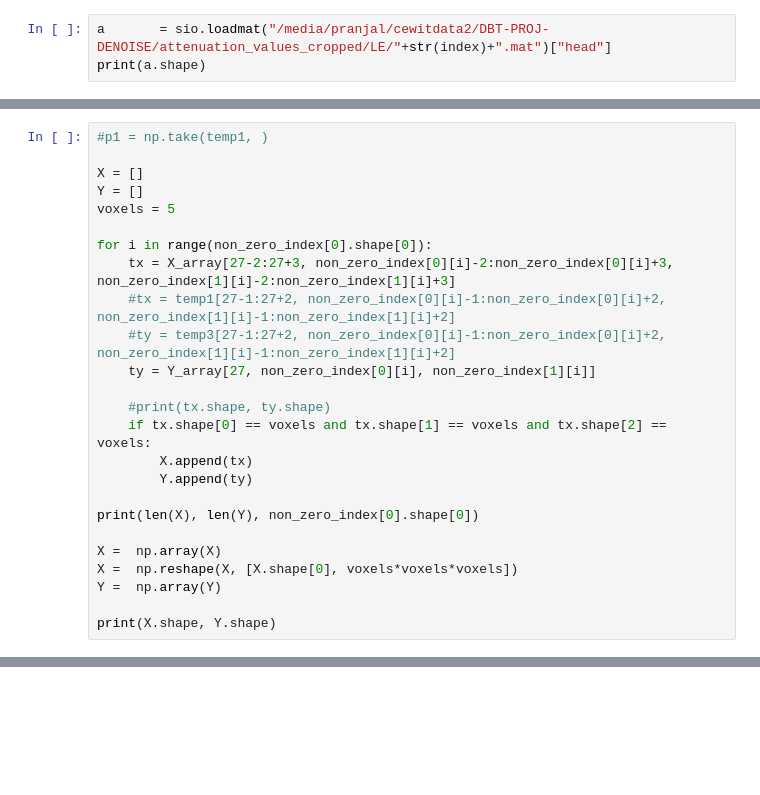
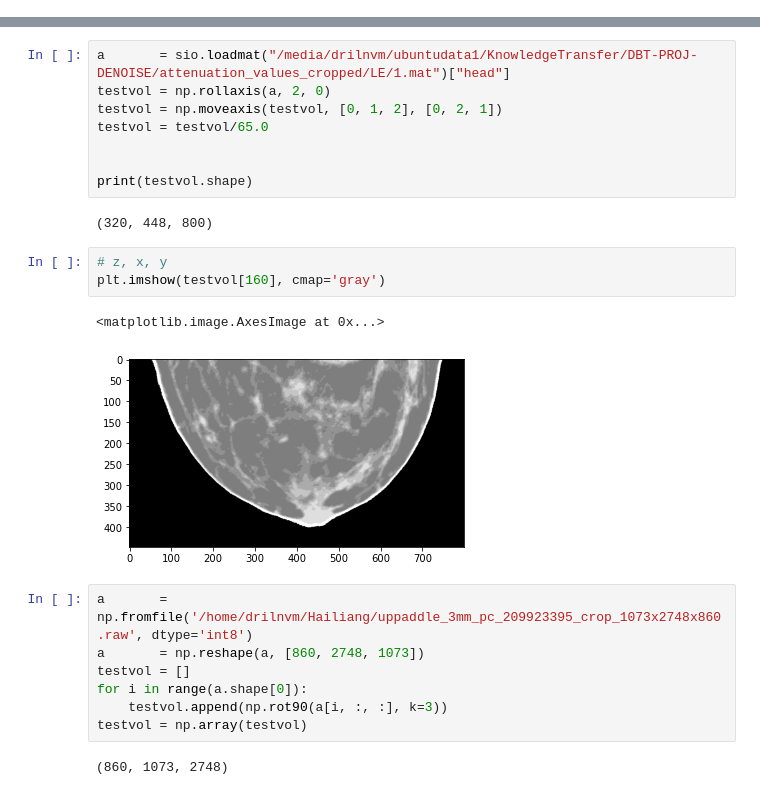
Before and after one commit to PranjalSahu/SEMISUNET, a Jupyter notebook: denoise_projection.ipynb, the cells around one changed output, grey strips where cells are left out. Saved outputs shown, nothing was run; the diff lists cells and outputs as text; blank space fills up the shorter version.

Commit message:
commit from drilnvm with lots of comments

```diff
--- a/denoise_projection.ipynb
+++ b/denoise_projection.ipynb
@@ -1391,3 +64,0 @@ print(all_proj.shape)
-# %%
-a       = sio.loadmat("/media/pranjal/cewitdata2/DBT-PROJ-DENOISE/attenuation_values_cropped/LE/"+str(index)+".mat")["head"]
-print(a.shape)
@@ -1500,25 +64,0 @@ print(a.shape, b.shape, e.shape)
-# %%
-#p1 = np.take(temp1, )
-
-X = []
-Y = []
-voxels = 5
-
-for i in range(non_zero_index[0].shape[0]):
-    tx = X_array[27-2:27+3, non_zero_index[0][i]-2:non_zero_index[0][i]+3, non_zero_index[1][i]-2:non_zero_index[1][i]+3]
-    #tx = temp1[27-1:27+2, non_zero_index[0][i]-1:non_zero_index[0][i]+2, non_zero_index[1][i]-1:non_zero_index[1][i]+2]
-    #ty = temp3[27-1:27+2, non_zero_index[0][i]-1:non_zero_index[0][i]+2, non_zero_index[1][i]-1:non_zero_index[1][i]+2]
-    ty = Y_array[27, non_zero_index[0][i], non_zero_index[1][i]]
-
-    #print(tx.shape, ty.shape)
-    if tx.shape[0] == voxels and tx.shape[1] == voxels and tx.shape[2] == voxels:
-        X.append(tx)
-        Y.append(ty)
-
-print(len(X), len(Y), non_zero_index[0].shape[0])
-
-X =  np.array(X)
-X =  np.reshape(X, [X.shape[0], voxels*voxels*voxels])
-Y =  np.array(Y)
-
-print(X.shape, Y.shape)
@@ -1630,0 +1258,25 @@ plt.imshow(a[27, 900:1150, 950:1350], cmap='gray')
+# %%
+a       = sio.loadmat("/media/drilnvm/ubuntudata1/KnowledgeTransfer/DBT-PROJ-DENOISE/attenuation_values_cropped/LE/1.mat")["head"]
+testvol = np.rollaxis(a, 2, 0)
+testvol = np.moveaxis(testvol, [0, 1, 2], [0, 2, 1])
+testvol = testvol/65.0
+
+
+print(testvol.shape)
+# %% [output]
+(320, 448, 800)
+# %%
+# z, x, y
+plt.imshow(testvol[160], cmap='gray')
+# %% [output]
+<matplotlib.image.AxesImage at 0x...>
+[figure, added]
+# %%
+a       = np.fromfile('/home/drilnvm/Hailiang/uppaddle_3mm_pc_209923395_crop_1073x2748x860.raw', dtype='int8')
+a       = np.reshape(a, [860, 2748, 1073])
+testvol = []
+for i in range(a.shape[0]):
+    testvol.append(np.rot90(a[i, :, :], k=3))
+testvol = np.array(testvol)
+# %% [output]
+(860, 1073, 2748)
```
Also changed, not shown: parts of 40 cells of this notebook.
